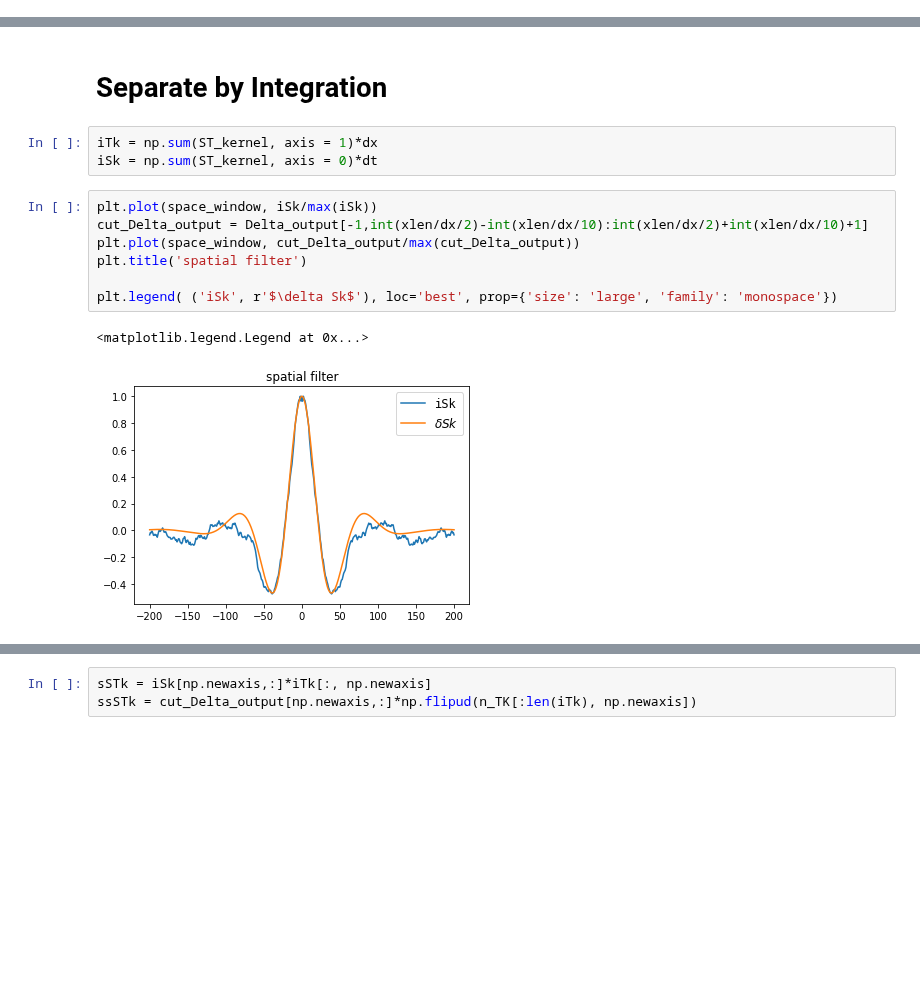
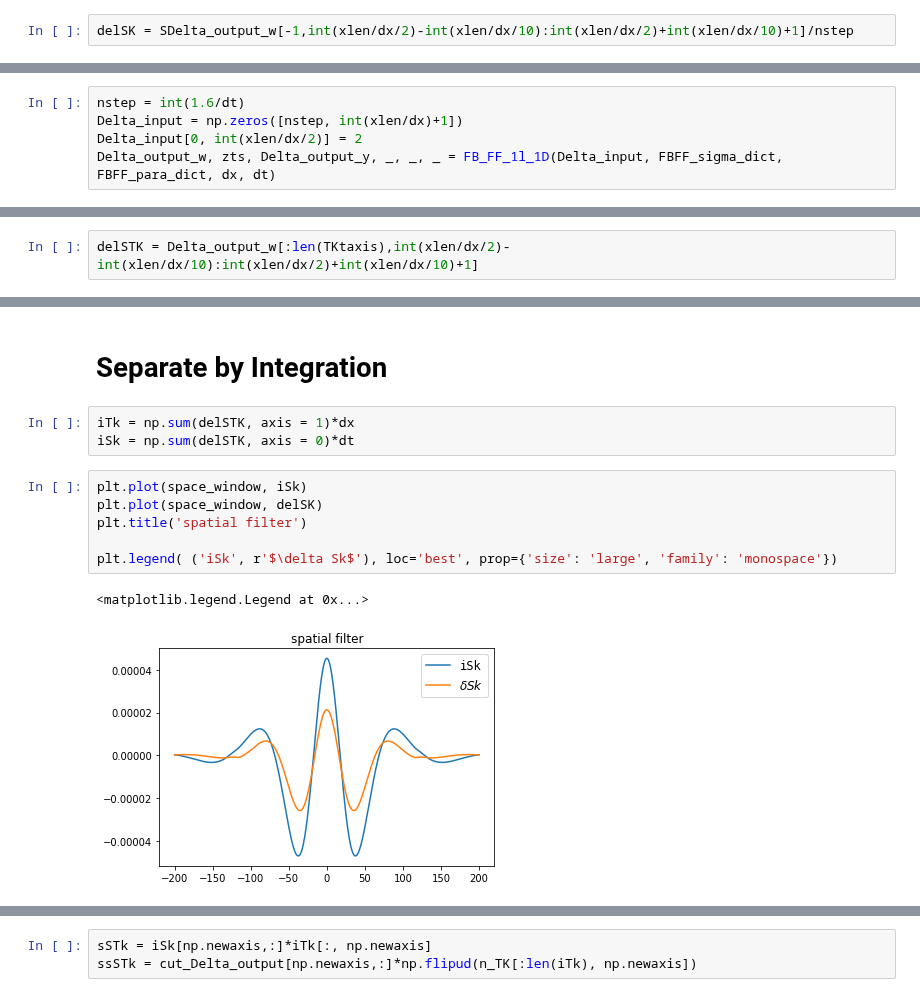
Before and after one commit to llincooi/retina_python, a Jupyter notebook: MB_FB_model/Show_spatial_filter (2D crosscorrelation)-RF.ipynb, the cells around one changed output, grey strips where cells are left out. Drawn from its saved outputs; the diff is of its cells as text; blank space fills up the shorter version.

```diff
--- a/MB_FB_model/Show_spatial_filter (2D crosscorrelation)-RF.ipynb
+++ b/MB_FB_model/Show_spatial_filter (2D crosscorrelation)-RF.ipynb
@@ -305,0 +261,2 @@ fig.set_size_inches(16, 10)
+# %%
+delSK = SDelta_output_w[-1,int(xlen/dx/2)-int(xlen/dx/10):int(xlen/dx/2)+int(xlen/dx/10)+1]/nstep
@@ -305,0 +281,5 @@ fig.set_size_inches(16, 10)
+# %%
+nstep = int(1.6/dt)
+Delta_input = np.zeros([nstep, int(xlen/dx)+1])
+Delta_input[0, int(xlen/dx/2)] = 2
+Delta_output_w, zts, Delta_output_y, _, _, _ = FB_FF_1l_1D(Delta_input, FBFF_sigma_dict, FBFF_para_dict, dx, dt)
@@ -305,0 +296,2 @@ fig.set_size_inches(16, 10)
+# %%
+delSTK = Delta_output_w[:len(TKtaxis),int(xlen/dx/2)-int(xlen/dx/10):int(xlen/dx/2)+int(xlen/dx/10)+1]
@@ -336,16 +374,15 @@ fig.set_size_inches(20, 5)
 # %% [markdown]
 # Separate by Integration
 # %%
-iTk = np.sum(ST_kernel, axis = 1)*dx
-iSk = np.sum(ST_kernel, axis = 0)*dt
+iTk = np.sum(delSTK, axis = 1)*dx
+iSk = np.sum(delSTK, axis = 0)*dt
 # %%
-plt.plot(space_window, iSk/max(iSk))
-cut_Delta_output = Delta_output[-1,int(xlen/dx/2)-int(xlen/dx/10):int(xlen/dx/2)+int(xlen/dx/10)+1]
-plt.plot(space_window, cut_Delta_output/max(cut_Delta_output))
+plt.plot(space_window, iSk)
+plt.plot(space_window, delSK)
 plt.title('spatial filter')
 
 plt.legend( ('iSk', r'$\delta Sk$'), loc='best', prop={'size': 'large', 'family': 'monospace'})
 # %% [output]
 <matplotlib.legend.Legend at 0x...>
-[figure, old version]
+[figure, new version]
 # %%
```
Also changed, not shown: parts of 47 cells of this notebook, 5 other files.
